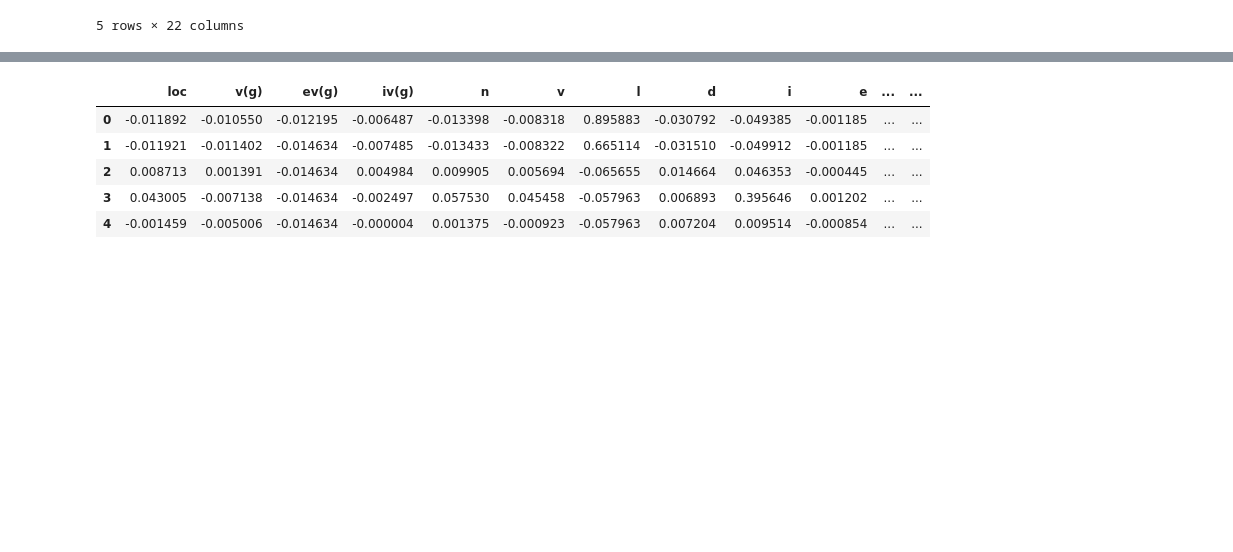
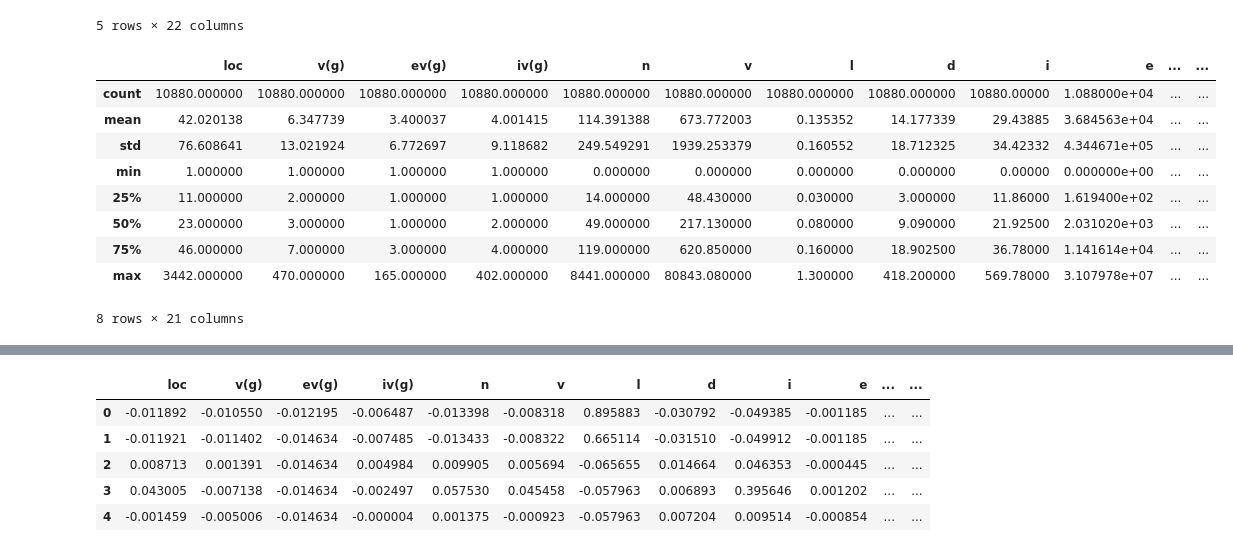
Before and after one commit to irbp/IF699-Machine-Learning, a Jupyter notebook: List 2/q1.ipynb, the cells around one changed output, grey strips where cells are left out. Cells and saved outputs as stored; diff of their text form; code cells hidden in the pictures; blank space fills up the shorter version.

```diff
--- a/List 2/q1.ipynb
+++ b/List 2/q1.ipynb
@@ -18,3 +33,16 @@ df.head()
 | 3 | 190.0 | 3.0 | 1.0 | 3.0 | 600.0 | 4348.76 | 0.06 | 17.06 | 254.87 | 74202.67 | ... | ... |
 | 4 | 37.0 | 4.0 | 1.0 | 4.0 | 126.0 | 599.12 | 0.06 | 17.19 | 34.86 | 10297.30 | ... | ... |
 5 rows × 22 columns
+# %%
+df_1.describe()
+# %% [output]
+|  | loc | v(g) | ev(g) | iv(g) | n | v | l | d | i | e | ... | ... |
+| count | 10880.000000 | 10880.000000 | 10880.000000 | 10880.000000 | 10880.000000 | 10880.000000 | 10880.000000 | 10880.000000 | 10880.00000 | 1.088000e+04 | ... | ... |
+| mean | 42.020138 | 6.347739 | 3.400037 | 4.001415 | 114.391388 | 673.772003 | 0.135352 | 14.177339 | 29.43885 | 3.684563e+04 | ... | ... |
+| std | 76.608641 | 13.021924 | 6.772697 | 9.118682 | 249.549291 | 1939.253379 | 0.160552 | 18.712325 | 34.42332 | 4.344671e+05 | ... | ... |
+| min | 1.000000 | 1.000000 | 1.000000 | 1.000000 | 0.000000 | 0.000000 | 0.000000 | 0.000000 | 0.00000 | 0.000000e+00 | ... | ... |
+| 25% | 11.000000 | 2.000000 | 1.000000 | 1.000000 | 14.000000 | 48.430000 | 0.030000 | 3.000000 | 11.86000 | 1.619400e+02 | ... | ... |
+| 50% | 23.000000 | 3.000000 | 1.000000 | 2.000000 | 49.000000 | 217.130000 | 0.080000 | 9.090000 | 21.92500 | 2.031020e+03 | ... | ... |
+| 75% | 46.000000 | 7.000000 | 3.000000 | 4.000000 | 119.000000 | 620.850000 | 0.160000 | 18.902500 | 36.78000 | 1.141614e+04 | ... | ... |
+| max | 3442.000000 | 470.000000 | 165.000000 | 402.000000 | 8441.000000 | 80843.080000 | 1.300000 | 418.200000 | 569.78000 | 3.107978e+07 | ... | ... |
+8 rows × 21 columns
```
Also changed, not shown: parts of 13 cells of this notebook, 3 other files.
